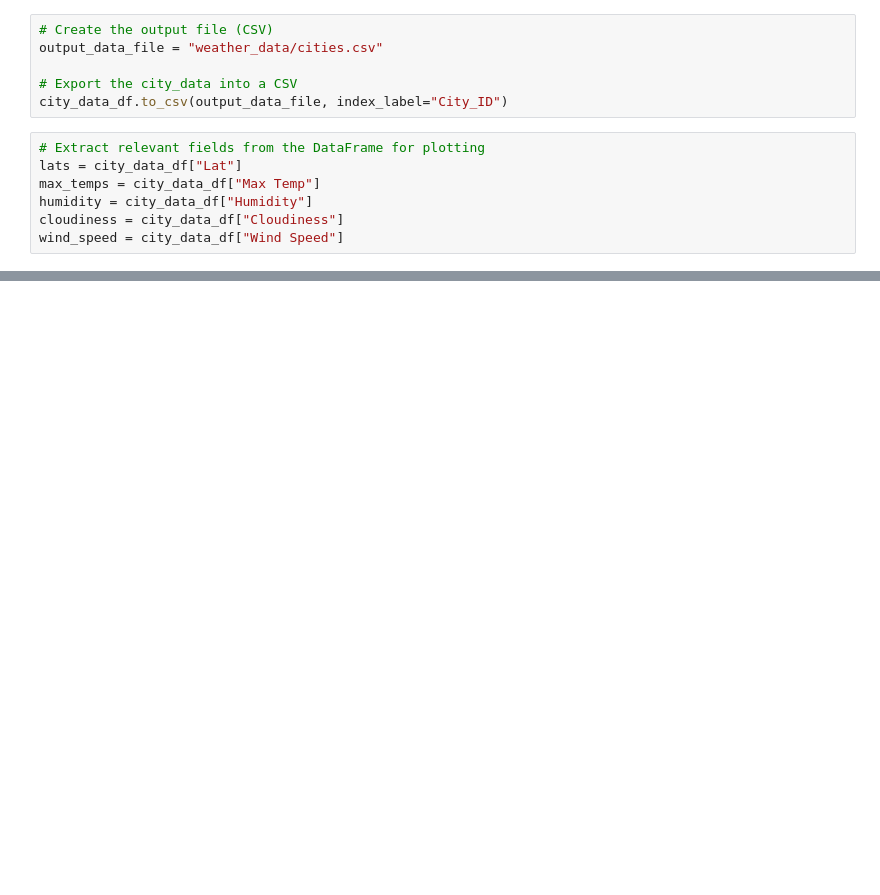
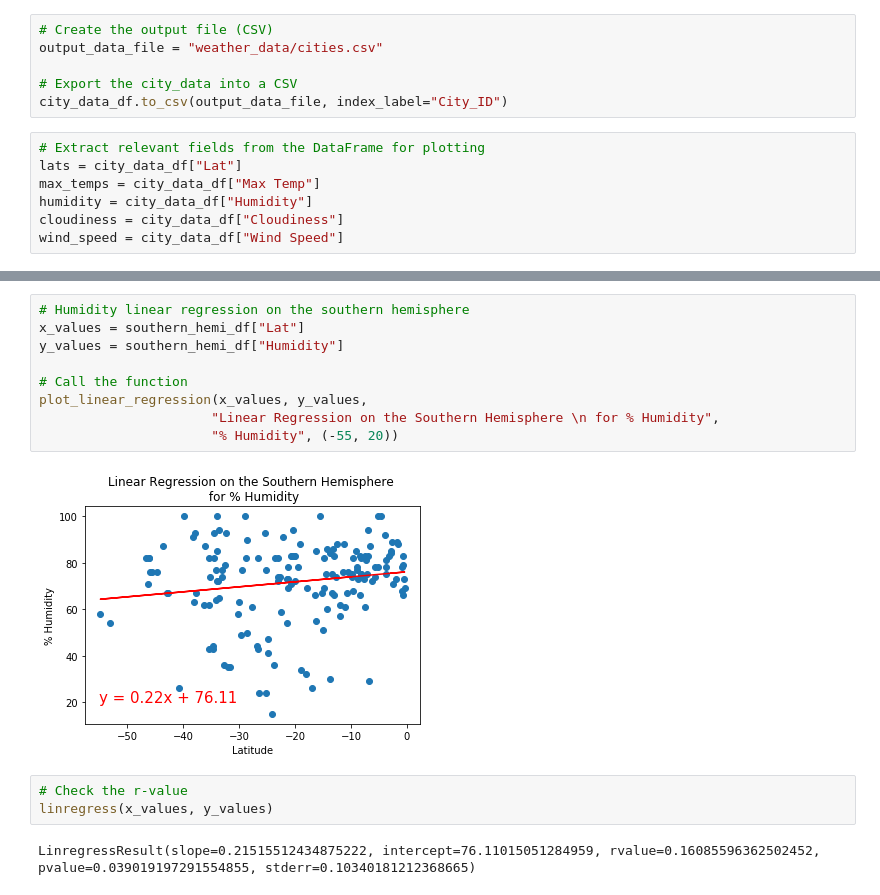
Before and after one commit to evanmgoodwin/World_Weather_Analysis, a Jupyter notebook: WeatherPy.ipynb, the cells around one changed output, grey strips where cells are left out. Drawn from its saved outputs; the diff is of its cells as text; blank space fills up the shorter version.

```diff
--- a/WeatherPy.ipynb
+++ b/WeatherPy.ipynb
@@ -240,0 +360,16 @@ plt.show()
+# %%
+# Humidity linear regression on the southern hemisphere
+x_values = southern_hemi_df["Lat"]
+y_values = southern_hemi_df["Humidity"]
+
+# Call the function
+plot_linear_regression(x_values, y_values,
+                      "Linear Regression on the Southern Hemisphere \n for % Humidity",
+                      "% Humidity", (-55, 20))
+# %% [output]
+[figure, added]
+# %%
+# Check the r-value
+linregress(x_values, y_values)
+# %% [output]
+LinregressResult(slope=0.21515512434875222, intercept=76.11015051284959, rvalue=0.16085596362502452, pvalue=0.039019197291554855, stderr=0.10340181212368665)
```
Also changed, not shown: parts of 29 cells of this notebook, 5 other files.
